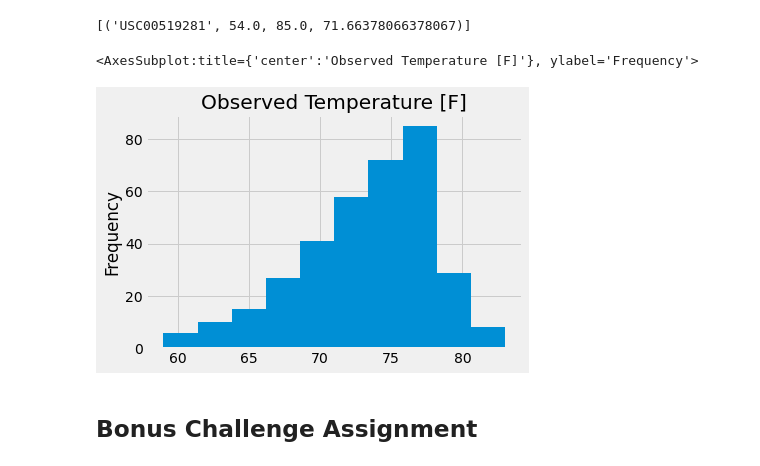
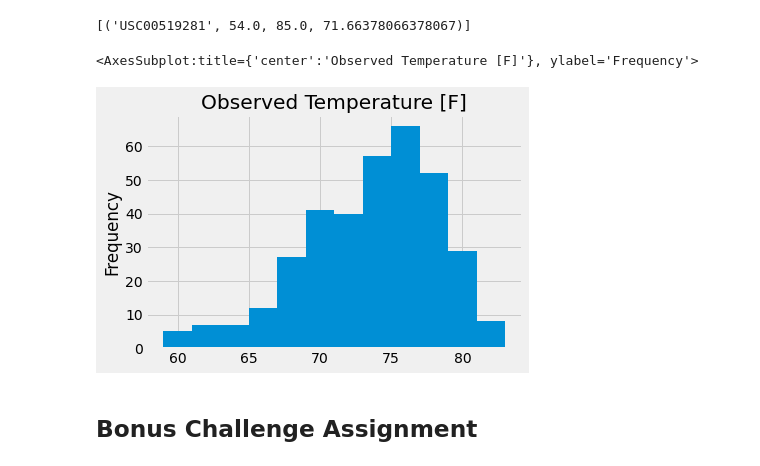
Before and after one commit to P219-C/sqlalchemy-challenge, a Jupyter notebook: climate_starter.ipynb, the cells around one changed output. Cells and saved outputs as stored; diff of their text form; code cells hidden in the pictures.

```diff
--- a/climate_starter.ipynb
+++ b/climate_starter.ipynb
@@ -53,16 +53,16 @@ last_date = dt.datetime.strptime(last_date[0], '%Y-%m-%d')
 print(last_date)
 
 # Calculate the date 1 year ago from the last data point in the database
-last_year = last_date - dt.timedelta(days=365)
-print(last_year)
+a_year_ago = last_date - dt.timedelta(days=365)
+print(a_year_ago)
 
 # Perform a query to retrieve the data and precipitation scores
-query1 = session.query(Measurement.station, Measurement.date, Measurement.prcp, Measurement.tobs).filter(Measurement.date >= last_year).order_by(Measurement.date).all()
+query1 = session.query(Measurement.station, Measurement.date, Measurement.prcp, Measurement.tobs).filter(Measurement.date >= a_year_ago).order_by(Measurement.date).all()
 # for row in query1:
 #     print(row)
 
 # Save the query results as a Pandas DataFrame and set the index to the date column
-last_year_df = pd.read_sql(session.query(Measurement.station, Measurement.date, Measurement.prcp, Measurement.tobs).filter(Measurement.date >= last_year).order_by(Measurement.date).statement, engine)
+last_year_df = pd.read_sql(session.query(Measurement.station, Measurement.date, Measurement.prcp, Measurement.tobs).filter(Measurement.date >= a_year_ago).order_by(Measurement.date).statement, engine)
 
 # Sort the dataframe by date
 # last_year_df = last_year_df.groupby('date').mean()
@@ -70,7 +70,8 @@ last_year_df = last_year_df.set_index('date')
 
 # Use Pandas Plotting with Matplotlib to plot the data
 # fig, ax = plt.subplots()
-last_year_df['prcp'].plot(kind = "bar", title = "Last year precipitation", ylabel = "inches",figsize = (20,5))
+last_year_df['prcp'].plot(kind = "bar", title = "Last year precipitation", ylabel = "inches",figsize = (10,5))
+plt.locator_params(axis='x', nbins=9)
 last_year_df
 # %% [output]
 2017-08-23 00:00:00
@@ -122,11 +147,14 @@ print(station_list2)
 # %%
-# What are the most active stations? (i.e. what stations have the most rows)?
-# List the stations and the counts in descending order.
+# Another way of sovling the previous exercise (however the list is not in descending order):
+
 sts_dict = {}
 
 for sts in station_list1:
-    sts_dict[sts[0]] = session.query(Measurement.date).filter(Measurement.station == sts[0]).count()
+    sts_dict[sts[0]] = session.query(Measurement.tobs).filter(Measurement.station == sts[0]).count()
 
 max_sts = max(sts_dict, key=sts_dict.get)
-print(f"The max value is {max_sts}: {sts_dict[max_sts]}.")
+
+for key in sts_dict:
+    print(f"{key}: {sts_dict[key]}")
+print(f"\nThe max value is {max_sts}: {sts_dict[max_sts]}.")
 # %% [output]
@@ -140,12 +178,12 @@ session.query(Measurement.station, func.min(Measurement.tobs), func.max(Measurem
 # %%
 # Choose the station with the highest number of temperature observations.
 # Query the last 12 months of temperature observation data for this station and plot the results as a histogram
-query2 = session.query(Measurement.station, Measurement.date, Measurement.prcp, Measurement.tobs).filter(Measurement.date >= last_year).filter(Measurement.station == max_sts).order_by(Measurement.date).all()
-last_year_df_max_sts = pd.read_sql(session.query(Measurement.station, Measurement.date, Measurement.prcp, Measurement.tobs).filter(Measurement.date >= last_year).filter(Measurement.station == max_sts).order_by(Measurement.date).statement, engine)
-last_year_df_max_sts["tobs"].plot(kind = "hist", title = "Observed Temperature [F]")
+query2 = session.query(Measurement.station, Measurement.date, Measurement.prcp, Measurement.tobs).filter(Measurement.date >= a_year_ago).filter(Measurement.station == max_sts).order_by(Measurement.date).all()
+last_year_df_max_sts = pd.read_sql(session.query(Measurement.station, Measurement.date, Measurement.prcp, Measurement.tobs).filter(Measurement.date >= a_year_ago).filter(Measurement.station == max_sts).order_by(Measurement.date).statement, engine)
+last_year_df_max_sts["tobs"].plot.hist(bins = 12, title = "Observed Temperature [F]")
 # %% [output]
 <AxesSubplot:title={'center':'Observed Temperature [F]'}, ylabel='Frequency'>
-[figure, old version]
+[figure, new version]
 # %% [markdown]
 ## Bonus Challenge Assignment
 # %%
```
Also changed, not shown: parts of 5 cells of this notebook, 1 other file.
